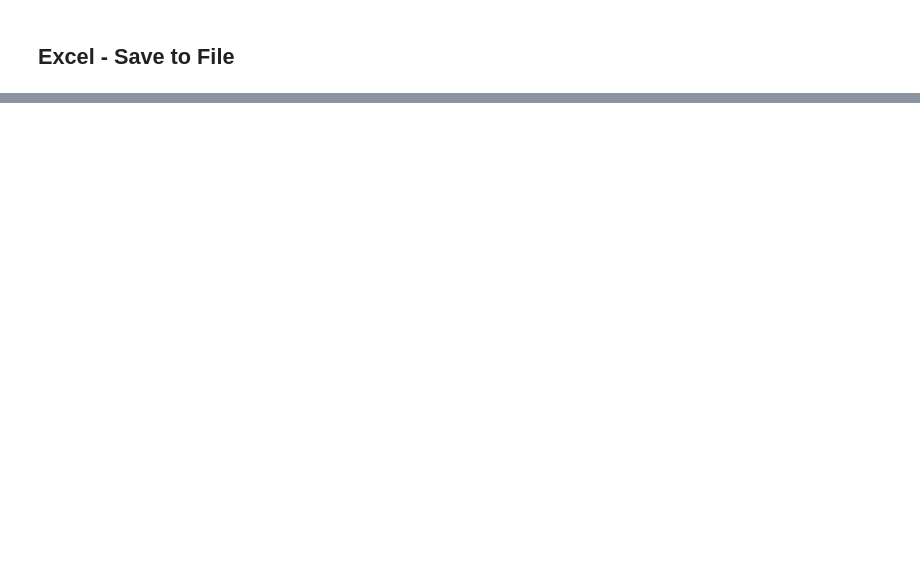
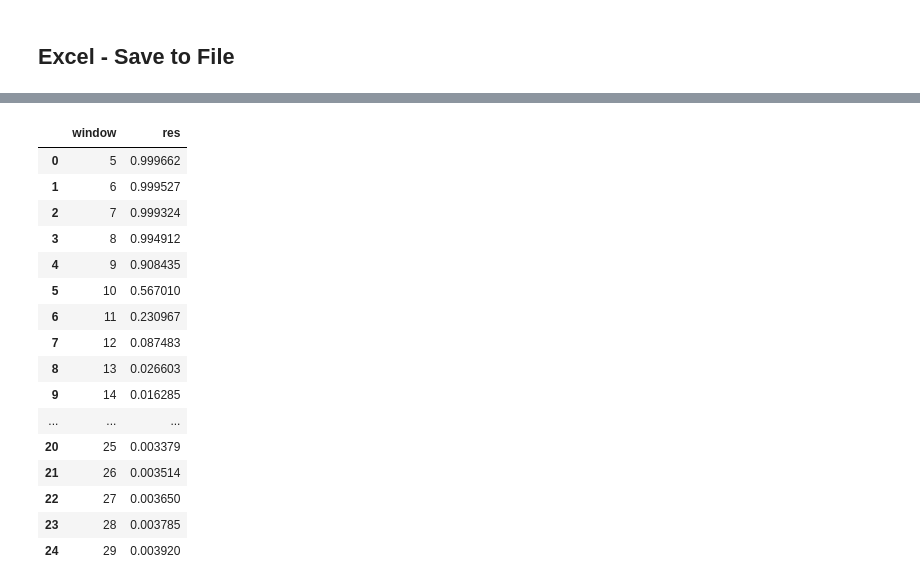
Before and after one commit to pro0255/ABI-Project, a Jupyter notebook: main.ipynb, the cells around one changed output, grey strips where cells are left out. Cells and saved outputs as stored; diff of their text form; code cells hidden in the pictures; blank space fills up the shorter version.

```diff
--- a/main.ipynb
+++ b/main.ipynb
@@ -425,0 +545,20 @@ dataframe.to_csv(path, sep=';', encoding=encoding)
+# %%
+plot_dataframe
+# %% [output]
+|  | window | res |
+| 0 | 5 | 0.999662 |
+| 1 | 6 | 0.999527 |
+| 2 | 7 | 0.999324 |
+| 3 | 8 | 0.994912 |
+| 4 | 9 | 0.908435 |
+| 5 | 10 | 0.567010 |
+| 6 | 11 | 0.230967 |
+| 7 | 12 | 0.087483 |
+| 8 | 13 | 0.026603 |
+| 9 | 14 | 0.016285 |
+| ... | ... | ... |
+| 20 | 25 | 0.003379 |
+| 21 | 26 | 0.003514 |
+| 22 | 27 | 0.003650 |
+| 23 | 28 | 0.003785 |
+| 24 | 29 | 0.003920 |
```
Also changed, not shown: parts of 24 cells of this notebook, 3 other files.
